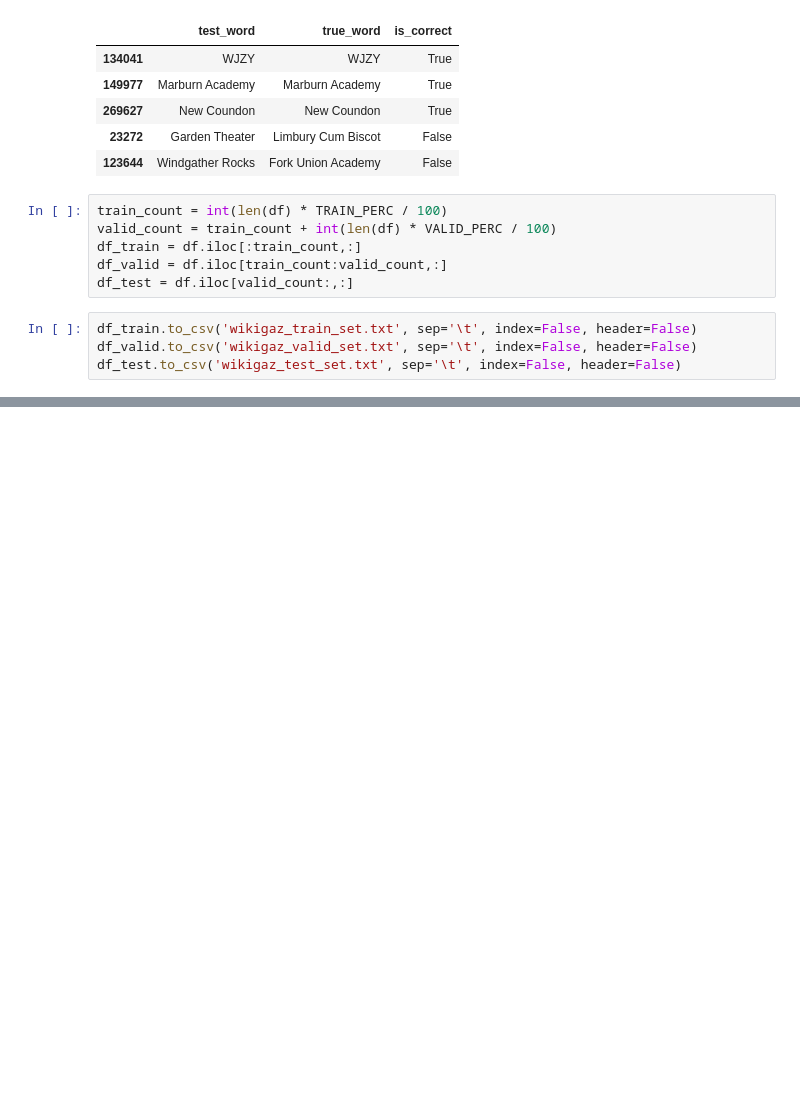
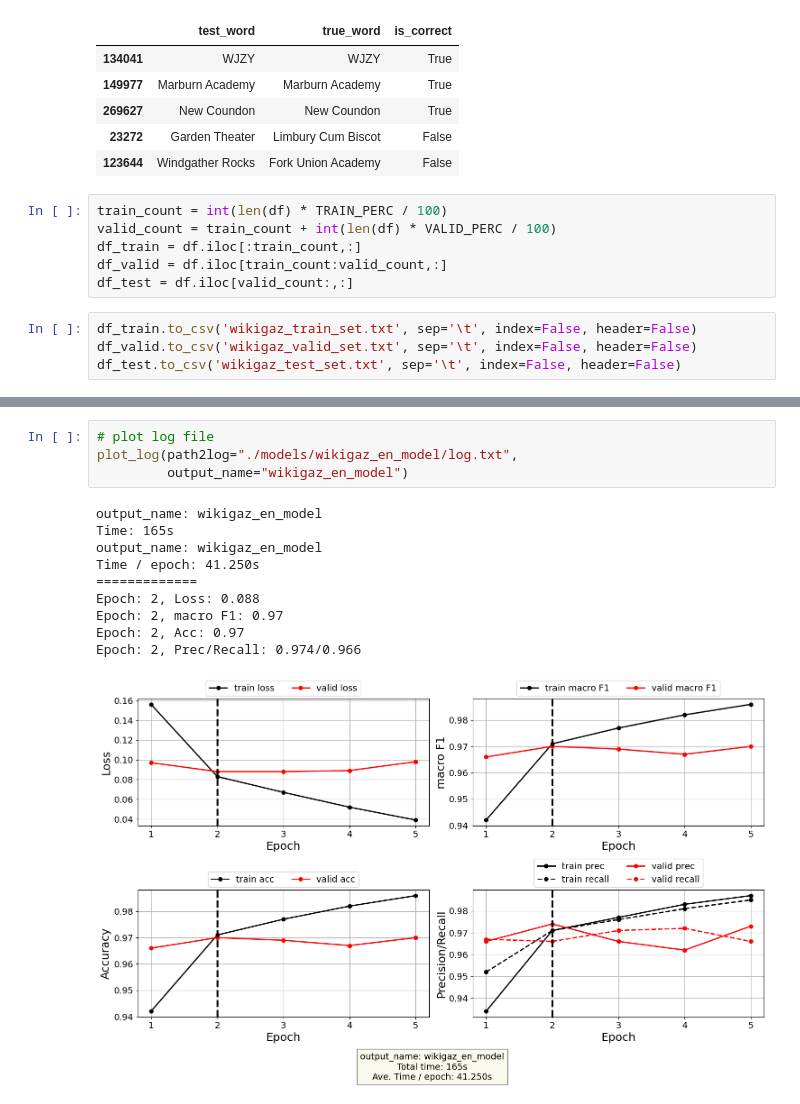
Before and after one commit to stavco9/datastreaming-final-project, a Jupyter notebook: deezymatch_generator/deezymatch_train/train_model.ipynb, the cells around one changed output, grey strips where cells are left out. Drawn from its saved outputs; the diff is of its cells as text; blank space fills up the shorter version.

```diff
--- a/deezymatch_generator/deezymatch_train/train_model.ipynb
+++ b/deezymatch_generator/deezymatch_train/train_model.ipynb
@@ -75,0 +140,15 @@ Name: count, dtype: int64
+# %%
+# plot log file
+plot_log(path2log="./models/wikigaz_en_model/log.txt",
+         output_name="wikigaz_en_model")
+# %% [output]
+output_name: wikigaz_en_model
+Time: 165s
+output_name: wikigaz_en_model
+Time / epoch: 41.250s
+=============
+Epoch: 2, Loss: 0.088
+Epoch: 2, macro F1: 0.97
+Epoch: 2, Acc: 0.97
+Epoch: 2, Prec/Recall: 0.974/0.966
+[figure, added]
```
Also changed, not shown: parts of 7 cells of this notebook.
